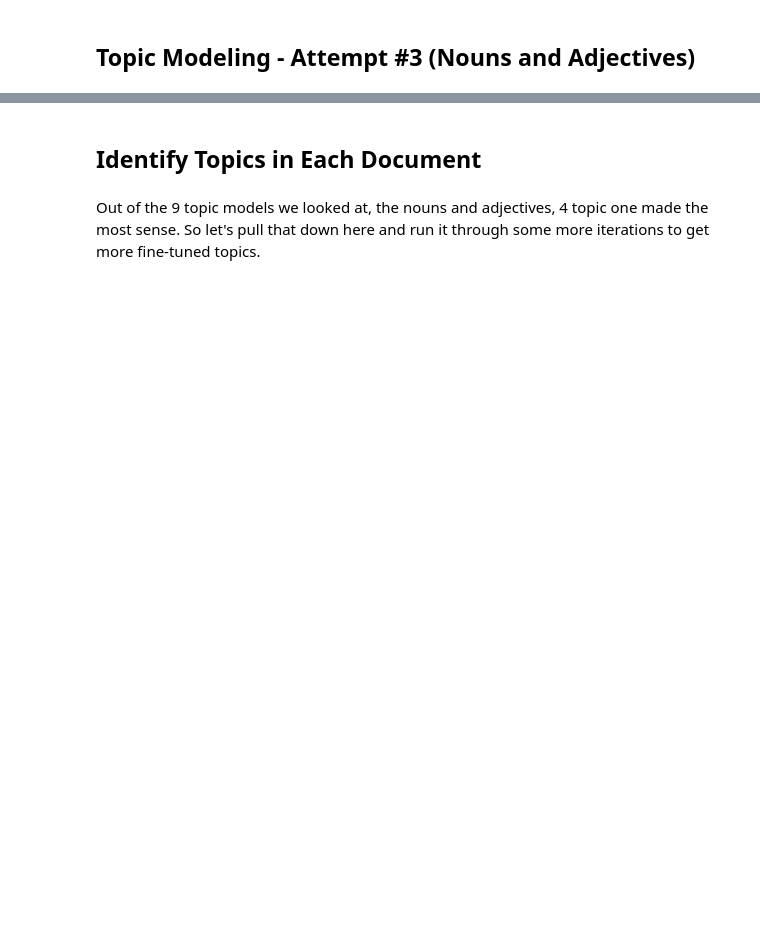
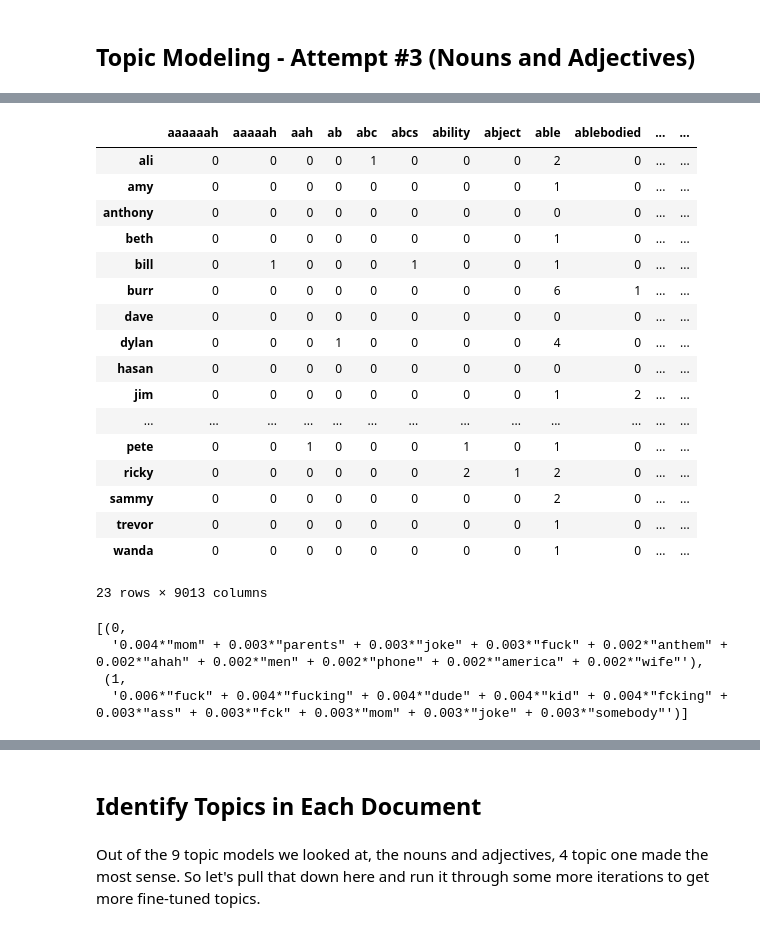
Before and after one commit to IqmanS/NLP-Assignments, a Jupyter notebook: NLP_in_Python_6.ipynb, the cells around one changed output, grey strips where cells are left out. Drawn from its saved outputs; the diff is of its cells as text; code cells hidden in the pictures; blank space fills up the shorter version.

```diff
--- a/NLP_in_Python_6.ipynb
+++ b/NLP_in_Python_6.ipynb
@@ -135,10 +304,29 @@ data_nouns_adj
 # %%
 # Create a new document-term matrix using only nouns and adjectives, also remove common words with max_df
-cvna = CountVectorizer(stop_words=stop_words, max_df=.8)
+cvna = CountVectorizer(stop_words=list(stop_words), max_df=.8)
 data_cvna = cvna.fit_transform(data_nouns_adj.transcript)
-data_dtmna = pd.DataFrame(data_cvna.toarray(), columns=cvna.get_feature_names())
+data_dtmna = pd.DataFrame(data_cvna.toarray(), columns=cvna.get_feature_names_out())
 data_dtmna.index = data_nouns_adj.index
 data_dtmna
+# %% [output]
+|  | aaaaaah | aaaaah | aah | ab | abc | abcs | ability | abject | able | ablebodied | ... | ... |
+| ali | 0 | 0 | 0 | 0 | 1 | 0 | 0 | 0 | 2 | 0 | ... | ... |
+| amy | 0 | 0 | 0 | 0 | 0 | 0 | 0 | 0 | 1 | 0 | ... | ... |
+| anthony | 0 | 0 | 0 | 0 | 0 | 0 | 0 | 0 | 0 | 0 | ... | ... |
+| beth | 0 | 0 | 0 | 0 | 0 | 0 | 0 | 0 | 1 | 0 | ... | ... |
+| bill | 0 | 1 | 0 | 0 | 0 | 1 | 0 | 0 | 1 | 0 | ... | ... |
+| burr | 0 | 0 | 0 | 0 | 0 | 0 | 0 | 0 | 6 | 1 | ... | ... |
+| dave | 0 | 0 | 0 | 0 | 0 | 0 | 0 | 0 | 0 | 0 | ... | ... |
+| dylan | 0 | 0 | 0 | 1 | 0 | 0 | 0 | 0 | 4 | 0 | ... | ... |
+| hasan | 0 | 0 | 0 | 0 | 0 | 0 | 0 | 0 | 0 | 0 | ... | ... |
+| jim | 0 | 0 | 0 | 0 | 0 | 0 | 0 | 0 | 1 | 2 | ... | ... |
+| ... | ... | ... | ... | ... | ... | ... | ... | ... | ... | ... | ... | ... |
+| pete | 0 | 0 | 1 | 0 | 0 | 0 | 1 | 0 | 1 | 0 | ... | ... |
+| ricky | 0 | 0 | 0 | 0 | 0 | 0 | 2 | 1 | 2 | 0 | ... | ... |
+| sammy | 0 | 0 | 0 | 0 | 0 | 0 | 0 | 0 | 2 | 0 | ... | ... |
+| trevor | 0 | 0 | 0 | 0 | 0 | 0 | 0 | 0 | 1 | 0 | ... | ... |
+| wanda | 0 | 0 | 0 | 0 | 0 | 0 | 0 | 0 | 1 | 0 | ... | ... |
+23 rows × 9013 columns
 # %%
 # Create the gensim corpus
 corpusna = matutils.Sparse2Corpus(scipy.sparse.csr_matrix(data_dtmna.transpose()))
@@ -149,6 +337,11 @@ id2wordna = dict((v, k) for k, v in cvna.vocabulary_.items())
 # Let's start with 2 topics
 ldana = models.LdaModel(corpus=corpusna, num_topics=2, id2word=id2wordna, passes=10)
 ldana.print_topics()
+# %% [output]
+[(0,
+  '0.004*"mom" + 0.003*"parents" + 0.003*"joke" + 0.003*"fuck" + 0.002*"anthem" + 0.002*"ahah" + 0.002*"men" + 0.002*"phone" + 0.002*"america" + 0.002*"wife"'),
+ (1,
+  '0.006*"fuck" + 0.004*"fucking" + 0.004*"dude" + 0.004*"kid" + 0.004*"fcking" + 0.003*"ass" + 0.003*"fck" + 0.003*"mom" + 0.003*"joke" + 0.003*"somebody"')]
 # %%
 # Let's try 3 topics
 ldana = models.LdaModel(corpus=corpusna, num_topics=3, id2word=id2wordna, passes=10)
```
Also changed, not shown: parts of 20 cells of this notebook.
